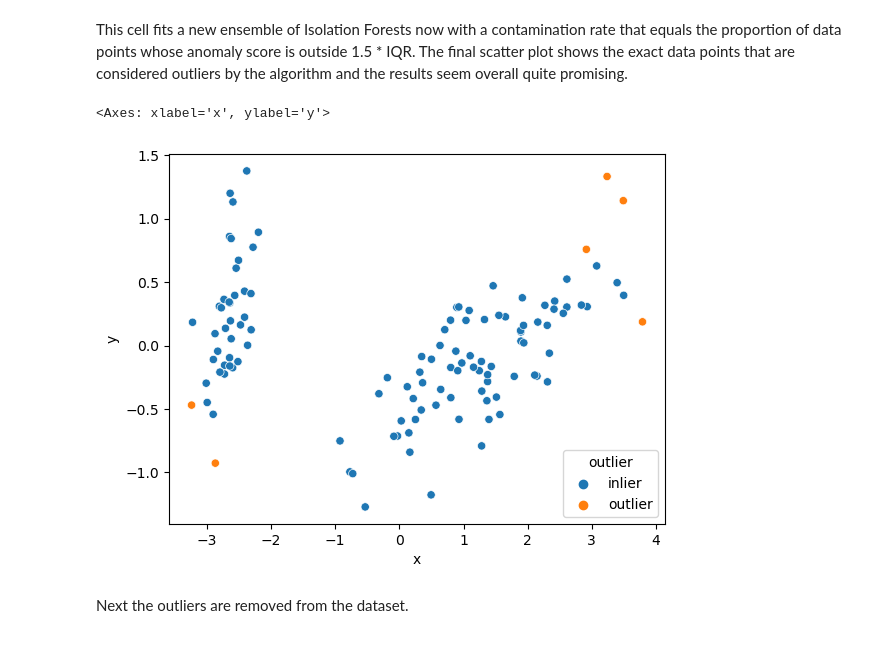
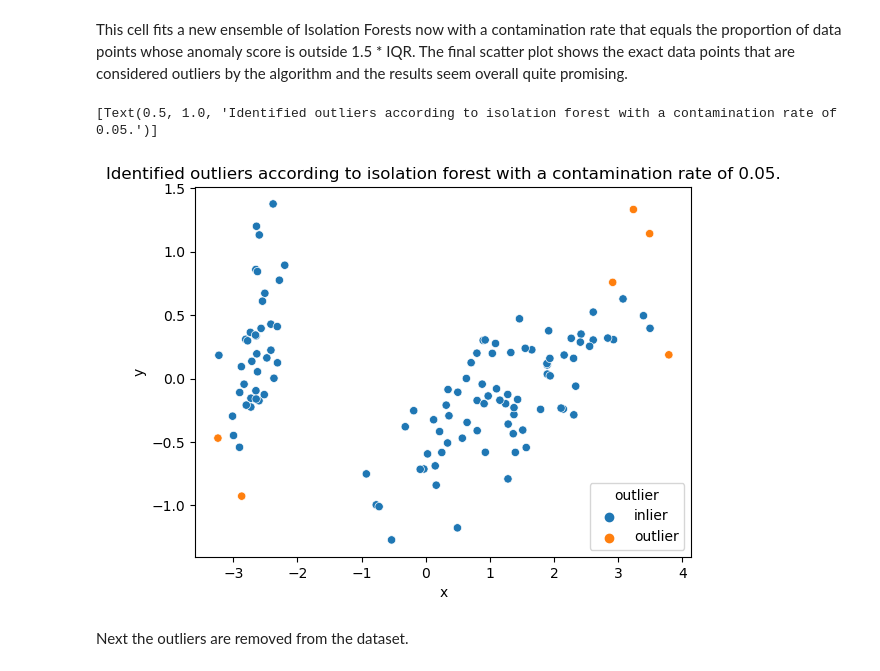
Before and after one commit to marwyn-the-developer/ml-construction, a Jupyter notebook: eda.ipynb, the cells around one changed output. Cells and saved outputs as stored; diff of their text form; code cells hidden in the pictures.

Commit message:
answered the questions and improved the plots

```diff
--- a/eda.ipynb
+++ b/eda.ipynb
@@ -15,7 +15,7 @@ X_train, _, y_train, _ = train_test_split(iris.data, iris.target, train_size=0.8
 # %% [markdown]
 Preparing the data as a pandas data frame.
 # %%
-features_df = pd.DataFrame(X_train, columns=iris.feature_names)
+features_df = pd.DataFrame(X_train, columns=[x.replace(' (cm)', '') for x in iris.feature_names])
 target_df = pd.DataFrame(y_train, columns=['species.code'])
 # %% [markdown]
 Adding a species column that includes the specific species label instead of just a numeric code.
@@ -48,11 +48,11 @@ Starting visualization with a simple scatter plot. To reduce the number of featu
 # %%
 from sklearn.decomposition import PCA
 
-columns = ['sepal length (cm)', 'sepal width (cm)', 'petal length (cm)', 'petal width (cm)']
+columns = ['sepal length', 'sepal width', 'petal length', 'petal width']
 
 pca = PCA(n_components=2)
 pca.fit(iris_df[columns])
-iris_pca_features_df = pd.DataFrame(pca.transform(iris_df[columns]), columns=['x', 'y'])
+iris_pca_features_df = pd.DataFrame(pca.transform(iris_df[columns]), columns=['PC1', 'PC2'])
 iris_pca_df = pd.concat([iris_pca_features_df, target_df], axis=1)
 pca.explained_variance_ratio_.sum()
 # %% [output]
@@ -142,13 +148,14 @@ This cell fits a new ensemble of Isolation Forests now with a contamination rate
 # %%
 iforest = IsolationForest(n_estimators=100, contamination=number_of_outliers/iris_df.shape[0], random_state=0)
 pred = iforest.fit_predict(iris_df[columns])
 
 iris_pca_df['outlier'] = pred
 iris_pca_df['outlier'] = iris_pca_df['outlier'].map(lambda x: 'outlier' if x == -1 else 'inlier')
-sns.scatterplot(data=iris_pca_df, x='x',y='y', hue='outlier')
+scatter_outliers = sns.scatterplot(data=iris_pca_df, x='x',y='y', hue='outlier')
+scatter_outliers.set(title='Identified outliers according to isolation forest with a contamination rate of 0.05.')
 # %% [output]
-<Axes: xlabel='x', ylabel='y'>
+[Text(0.5, 1.0, 'Identified outliers according to isolation forest with a contamination rate of 0.05.')]
-[figure, old version]
+[figure, new version]
 # %% [markdown]
 Next the outliers are removed from the dataset.
 # %%
```
Also changed, not shown: parts of 10 cells of this notebook, 2 other files.
